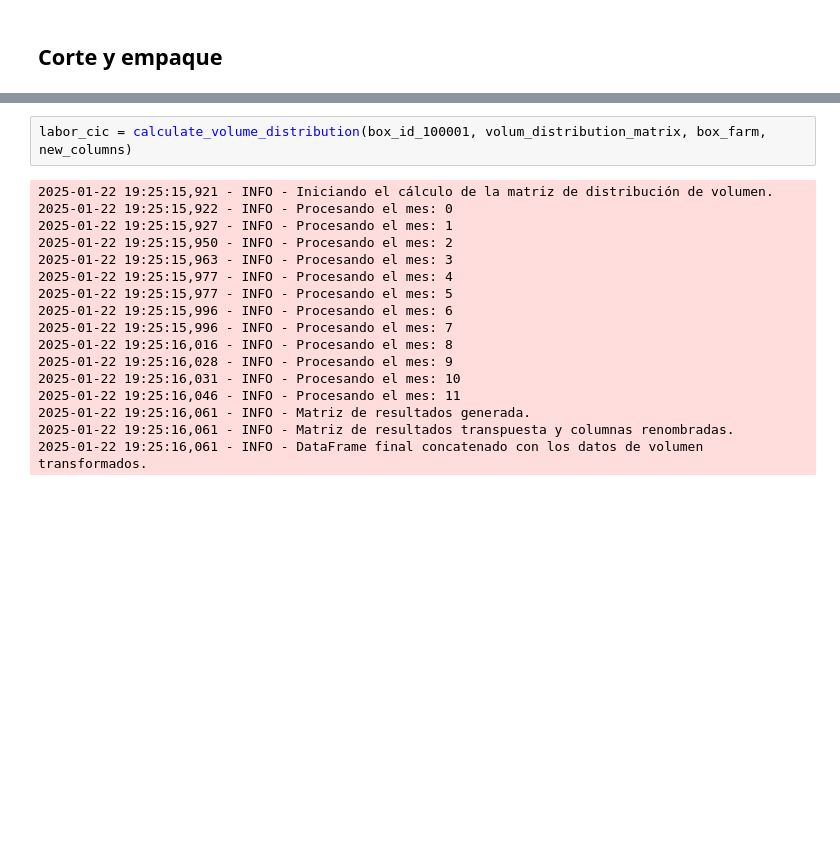
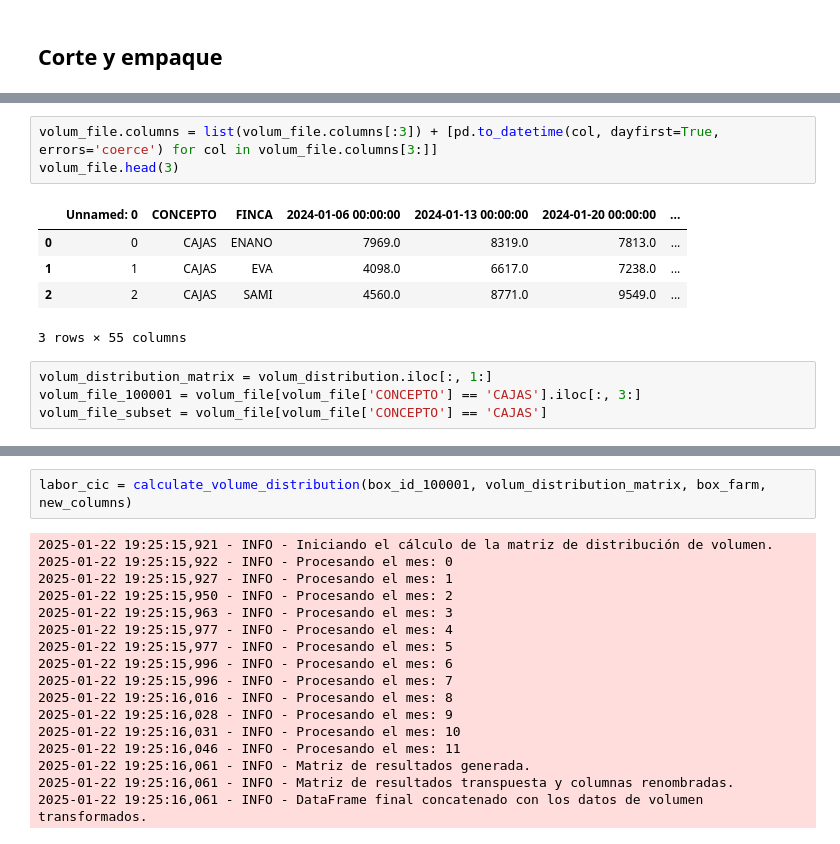
Before and after one commit to ngarrido24/mano_de_obra_agrovid, a Jupyter notebook: mano_de_obra.ipynb, the cells around one changed output, grey strips where cells are left out. Saved outputs shown, nothing was run; the diff lists cells and outputs as text; blank space fills up the shorter version.

```diff
--- a/mano_de_obra.ipynb
+++ b/mano_de_obra.ipynb
@@ -125,0 +281,13 @@ new_columns = ['2024-01', '2024-02', '2024-03', '2024-04', '2024-05', '2024-06',
+# %%
+volum_file.columns = list(volum_file.columns[:3]) + [pd.to_datetime(col, dayfirst=True, errors='coerce') for col in volum_file.columns[3:]]
+volum_file.head(3)
+# %% [output]
+|  | Unnamed: 0 | CONCEPTO | FINCA | 2024-01-06 00:00:00 | 2024-01-13 00:00:00 | 2024-01-20 00:00:00 | ... |
+| 0 | 0 | CAJAS | ENANO | 7969.0 | 8319.0 | 7813.0 | ... |
+| 1 | 1 | CAJAS | EVA | 4098.0 | 6617.0 | 7238.0 | ... |
+| 2 | 2 | CAJAS | SAMI | 4560.0 | 8771.0 | 9549.0 | ... |
+3 rows × 55 columns
+# %%
+volum_distribution_matrix = volum_distribution.iloc[:, 1:]
+volum_file_100001 = volum_file[volum_file['CONCEPTO'] == 'CAJAS'].iloc[:, 3:]
+volum_file_subset = volum_file[volum_file['CONCEPTO'] == 'CAJAS']
```
Also changed, not shown: parts of 17 cells of this notebook, 4 other files.
